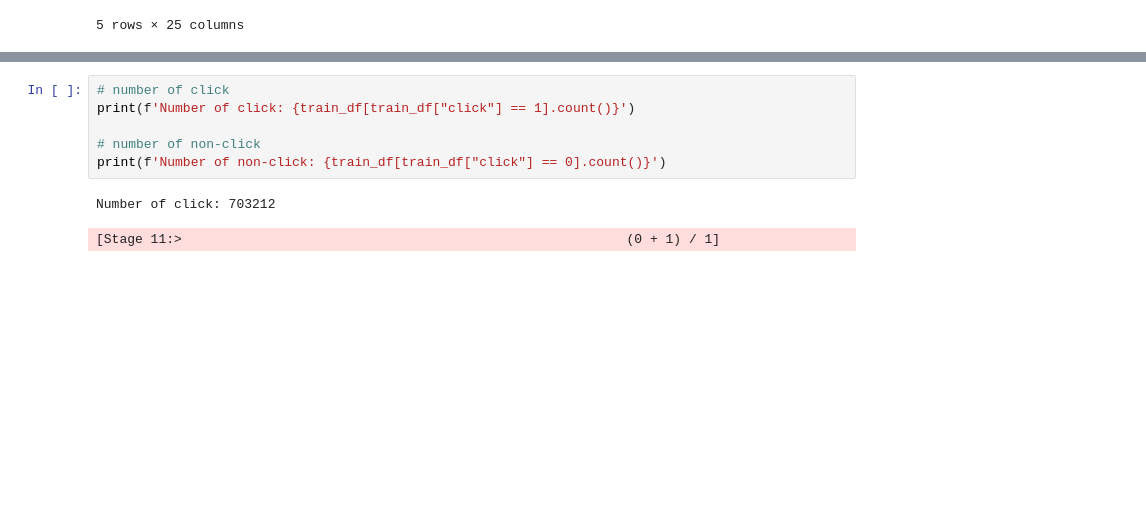
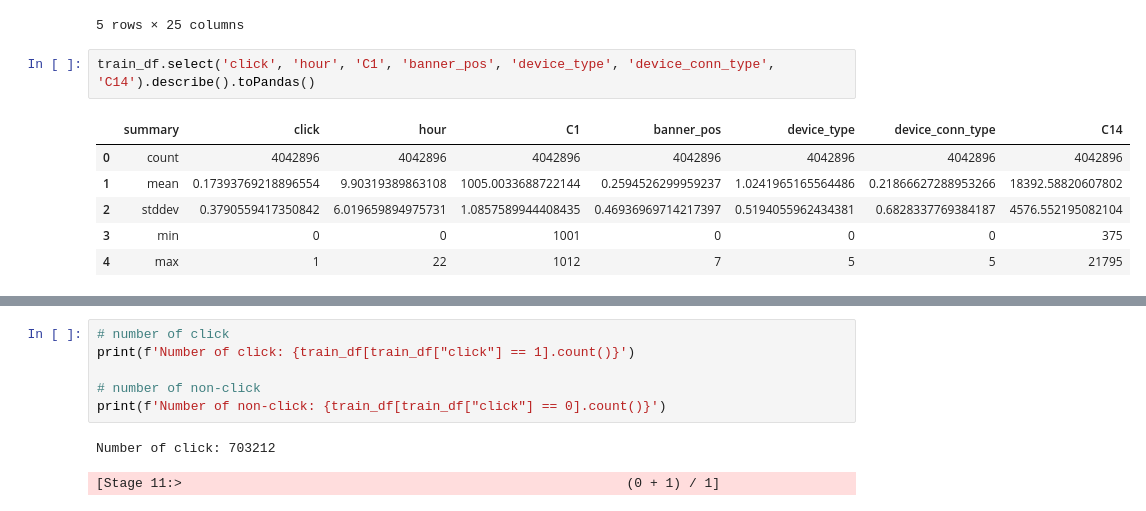
Before and after one commit to nicholasgun/ctr-prediction, a Jupyter notebook: ctr-prediction.ipynb, the cells around one changed output, grey strips where cells are left out. Cells and saved outputs as stored; diff of their text form; blank space fills up the shorter version.

Commit message:
split summary into two parts

```diff
--- a/ctr-prediction.ipynb
+++ b/ctr-prediction.ipynb
@@ -108,3 +130,12 @@ train_df.describe().toPandas()
 | 3 | min | 2052565170180 | 0 | 14102100 | 1001 | 0 | 00255fb4 | 005b495a | 0569f928 | 000d6291 | ... |
 | 4 | max | 18446728150443224836 | 1 | 14102122 | 1012 | 7 | fffe8e1c | fff602a2 | f66779e6 | fff4213a | ... |
 5 rows × 25 columns
+# %%
+train_df.select('click', 'hour', 'C1', 'banner_pos', 'device_type', 'device_conn_type', 'C14').describe().toPandas()
+# %% [output]
+|  | summary | click | hour | C1 | banner_pos | device_type | device_conn_type | C14 |
+| 0 | count | 4042896 | 4042896 | 4042896 | 4042896 | 4042896 | 4042896 | 4042896 |
+| 1 | mean | 0.17393769218896554 | 9.90319389863108 | 1005.0033688722144 | 0.2594526299959237 | 1.0241965165564486 | 0.21866627288953266 | 18392.58820607802 |
+| 2 | stddev | 0.3790559417350842 | 6.019659894975731 | 1.0857589944408435 | 0.46936969714217397 | 0.5194055962434381 | 0.6828337769384187 | 4576.552195082104 |
+| 3 | min | 0 | 0 | 1001 | 0 | 0 | 0 | 375 |
+| 4 | max | 1 | 22 | 1012 | 7 | 5 | 5 | 21795 |
```
Also changed, not shown: parts of 5 cells of this notebook.
